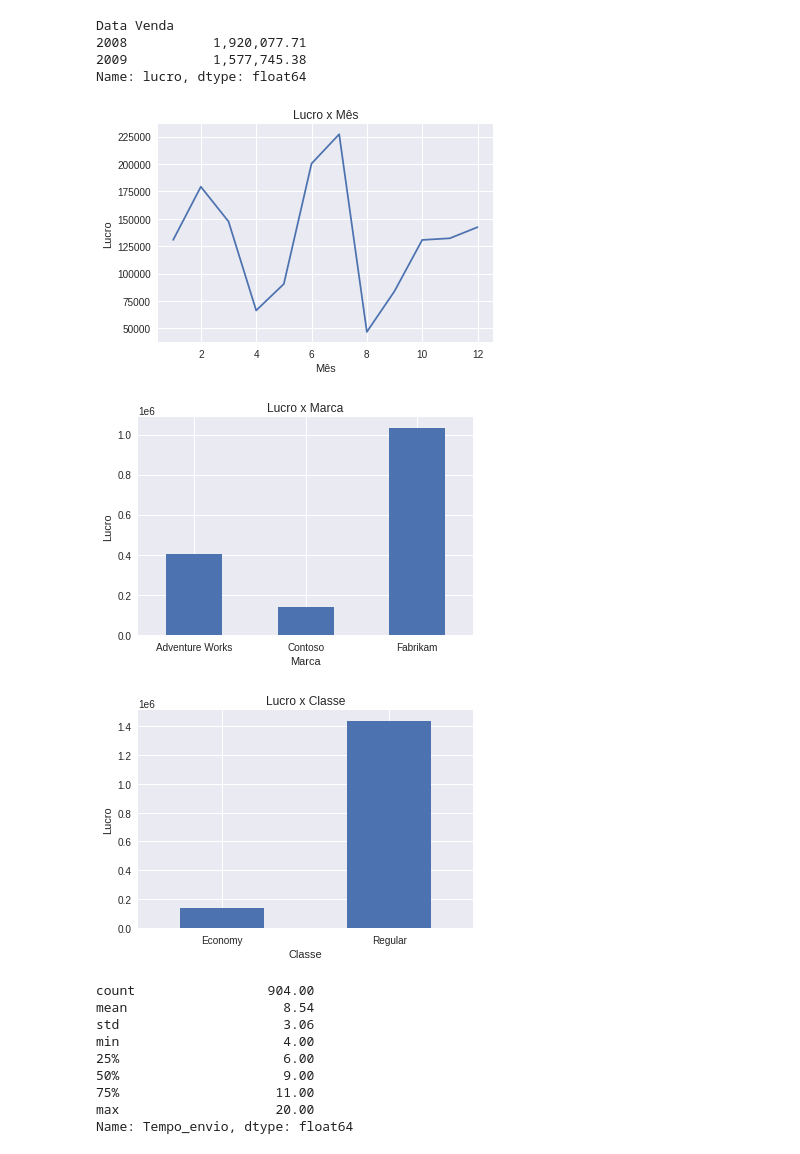
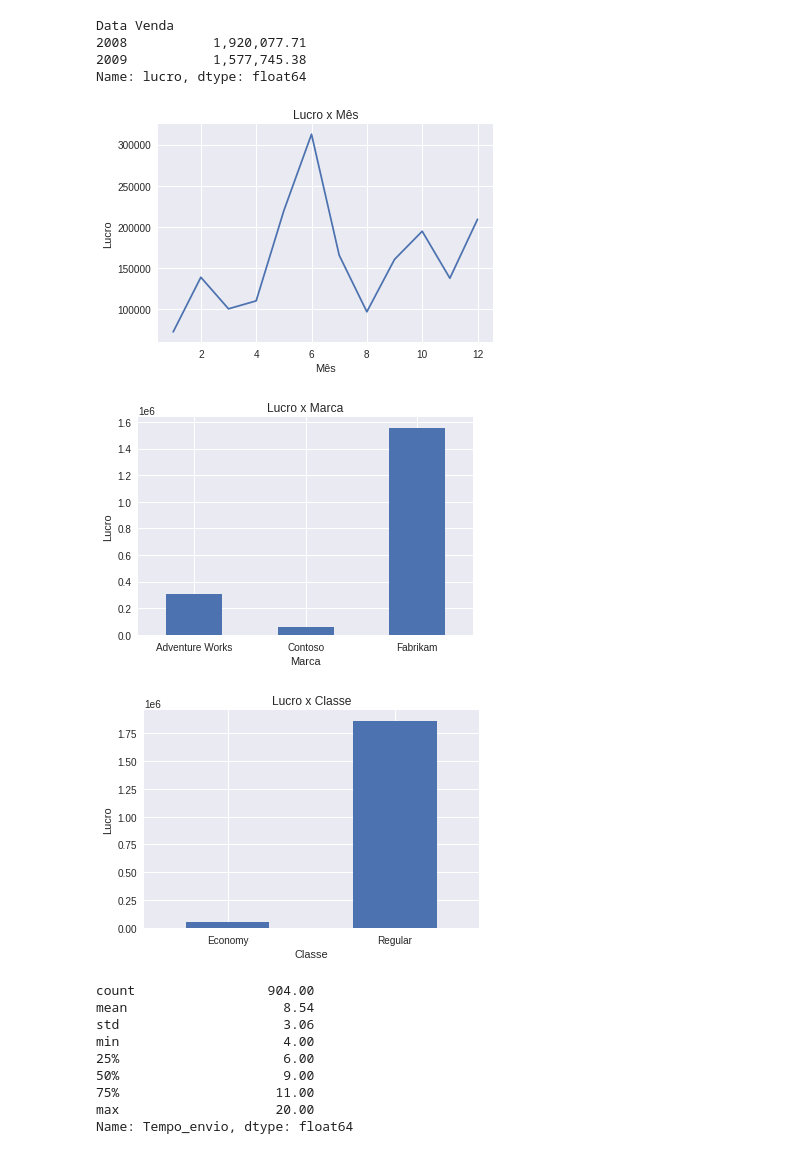
Before and after one commit to silvadev/dio-desafio-pandas, a Jupyter notebook: DIODesafioPandas.ipynb, the cells around one changed output. Cells and saved outputs as stored; diff of their text form; code cells hidden in the pictures.

```diff
--- a/DIODesafioPandas.ipynb
+++ b/DIODesafioPandas.ipynb
@@ -204,28 +204,28 @@ Data Venda
 2009           1,577,745.38
 Name: lucro, dtype: float64
 # %%
-#Selecionando apenas as vendas de 2009
-df_2009 = df[df["Data Venda"].dt.year == 2009]
+#Selecionando apenas as vendas de 2008
+df_2008 = df[df["Data Venda"].dt.year == 2008]
 # %%
-df_2009.groupby(df_2009["Data Venda"].dt.month)["lucro"].sum().plot(title="Lucro x Mês")
+df_2008.groupby(df_2008["Data Venda"].dt.month)["lucro"].sum().plot(title="Lucro x Mês")
 plt.xlabel("Mês")
 plt.ylabel("Lucro");
 # %% [output]
-[figure, old version]
+[figure, new version]
 # %%
-df_2009.groupby("Marca")["lucro"].sum().plot.bar(title="Lucro x Marca")
+df_2008.groupby("Marca")["lucro"].sum().plot.bar(title="Lucro x Marca")
 plt.xlabel("Marca")
 plt.ylabel("Lucro")
 plt.xticks(rotation='horizontal');
 # %% [output]
-[figure, old version]
+[figure, new version]
 # %%
-df_2009.groupby("Classe")["lucro"].sum().plot.bar(title="Lucro x Classe")
+df_2008.groupby("Classe")["lucro"].sum().plot.bar(title="Lucro x Classe")
 plt.xlabel("Classe")
 plt.ylabel("Lucro")
 plt.xticks(rotation='horizontal');
 # %% [output]
-[figure, old version]
+[figure, new version]
 # %%
 df["Tempo_envio"].describe()
 # %% [output]
```
